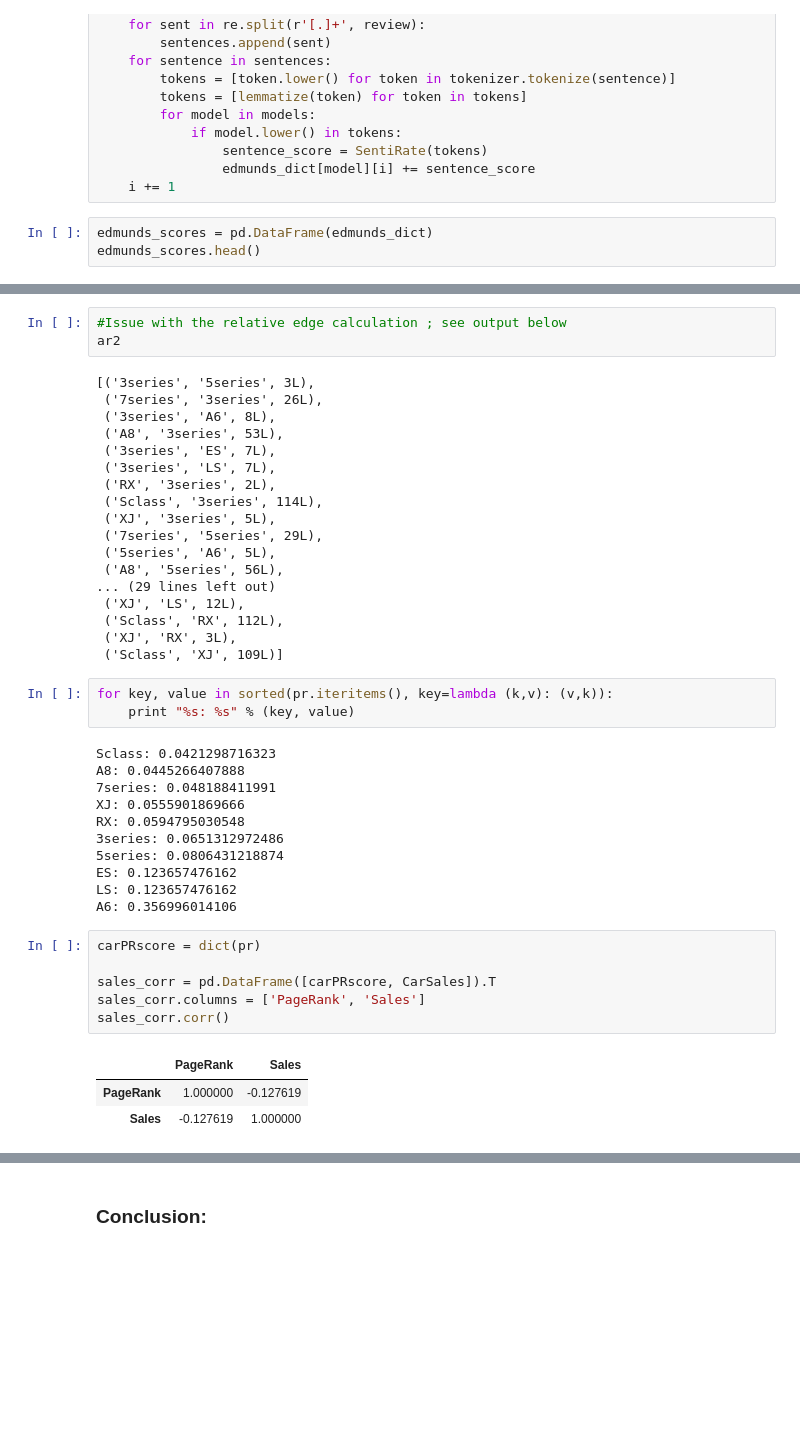
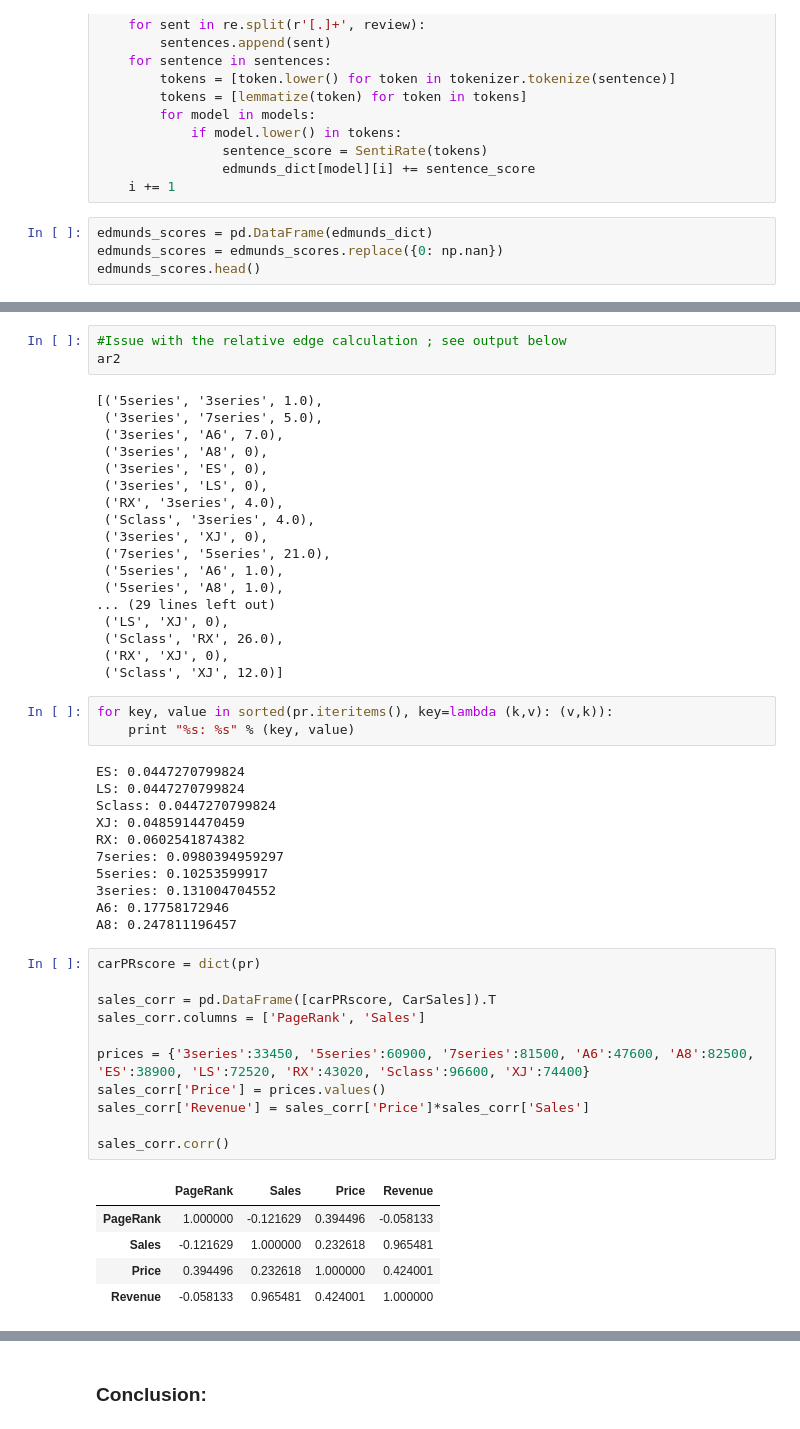
Before and after one commit to brbeckelman/MSBA-Class, a Jupyter notebook: Assignment3/Assignment 3.ipynb, the cells around one changed output, grey strips where cells are left out. Drawn from its saved outputs; the diff is of its cells as text; blank space fills up the shorter version.

```diff
--- a/Assignment3/Assignment 3.ipynb
+++ b/Assignment3/Assignment 3.ipynb
@@ -230,4 +230,5 @@ for review in edmunds_list:
     i += 1
 # %%
 edmunds_scores = pd.DataFrame(edmunds_dict)
+edmunds_scores = edmunds_scores.replace({0: np.nan})
 edmunds_scores.head()
@@ -272,44 +280,51 @@ nx.draw_circular(DG,nodelist=models, font_size=20, width=2,
 #Issue with the relative edge calculation ; see output below
 ar2
 # %% [output]
-[('3series', '5series', 3L),
- ('7series', '3series', 26L),
- ('3series', 'A6', 8L),
- ('A8', '3series', 53L),
- ('3series', 'ES', 7L),
- ('3series', 'LS', 7L),
- ('RX', '3series', 2L),
- ('Sclass', '3series', 114L),
- ('XJ', '3series', 5L),
- ('7series', '5series', 29L),
- ('5series', 'A6', 5L),
- ('A8', '5series', 56L),
+[('5series', '3series', 1.0),
+ ('3series', '7series', 5.0),
+ ('3series', 'A6', 7.0),
+ ('3series', 'A8', 0),
+ ('3series', 'ES', 0),
+ ('3series', 'LS', 0),
+ ('RX', '3series', 4.0),
+ ('Sclass', '3series', 4.0),
+ ('3series', 'XJ', 0),
+ ('7series', '5series', 21.0),
+ ('5series', 'A6', 1.0),
+ ('5series', 'A8', 1.0),
 ... (29 lines left out)
- ('XJ', 'LS', 12L),
- ('Sclass', 'RX', 112L),
- ('XJ', 'RX', 3L),
- ('Sclass', 'XJ', 109L)]
+ ('LS', 'XJ', 0),
+ ('Sclass', 'RX', 26.0),
+ ('RX', 'XJ', 0),
+ ('Sclass', 'XJ', 12.0)]
 # %%
 for key, value in sorted(pr.iteritems(), key=lambda (k,v): (v,k)):
     print "%s: %s" % (key, value)
 # %% [output]
-Sclass: 0.0421298716323
-A8: 0.0445266407888
-7series: 0.048188411991
-XJ: 0.0555901869666
-RX: 0.0594795030548
-3series: 0.0651312972486
-5series: 0.0806431218874
-ES: 0.123657476162
-LS: 0.123657476162
-A6: 0.356996014106
+ES: 0.0447270799824
+LS: 0.0447270799824
+Sclass: 0.0447270799824
+XJ: 0.0485914470459
+RX: 0.0602541874382
+7series: 0.0980394959297
+5series: 0.10253599917
+3series: 0.131004704552
+A6: 0.17758172946
+A8: 0.247811196457
 # %%
 carPRscore = dict(pr)
 
 sales_corr = pd.DataFrame([carPRscore, CarSales]).T
 sales_corr.columns = ['PageRank', 'Sales']
+
+prices = {'3series':33450, '5series':60900, '7series':81500, 'A6':47600, 'A8':82500, 'ES':38900, 'LS':72520, 'RX':43020, 'Sclass':96600, 'XJ':74400}
+sales_corr['Price'] = prices.values()
+sales_corr['Revenue'] = sales_corr['Price']*sales_corr['Sales']
+
 sales_corr.corr()
 # %% [output]
-|  | PageRank | Sales |
-| PageRank | 1.000000 | -0.127619 |
-| Sales | -0.127619 | 1.000000 |
+|  | PageRank | Sales | Price | Revenue |
+| PageRank | 1.000000 | -0.121629 | 0.394496 | -0.058133 |
+| Sales | -0.121629 | 1.000000 | 0.232618 | 0.965481 |
+| Price | 0.394496 | 0.232618 | 1.000000 | 0.424001 |
+| Revenue | -0.058133 | 0.965481 | 0.424001 | 1.000000 |
```
Also changed, not shown: parts of 8 cells of this notebook.
